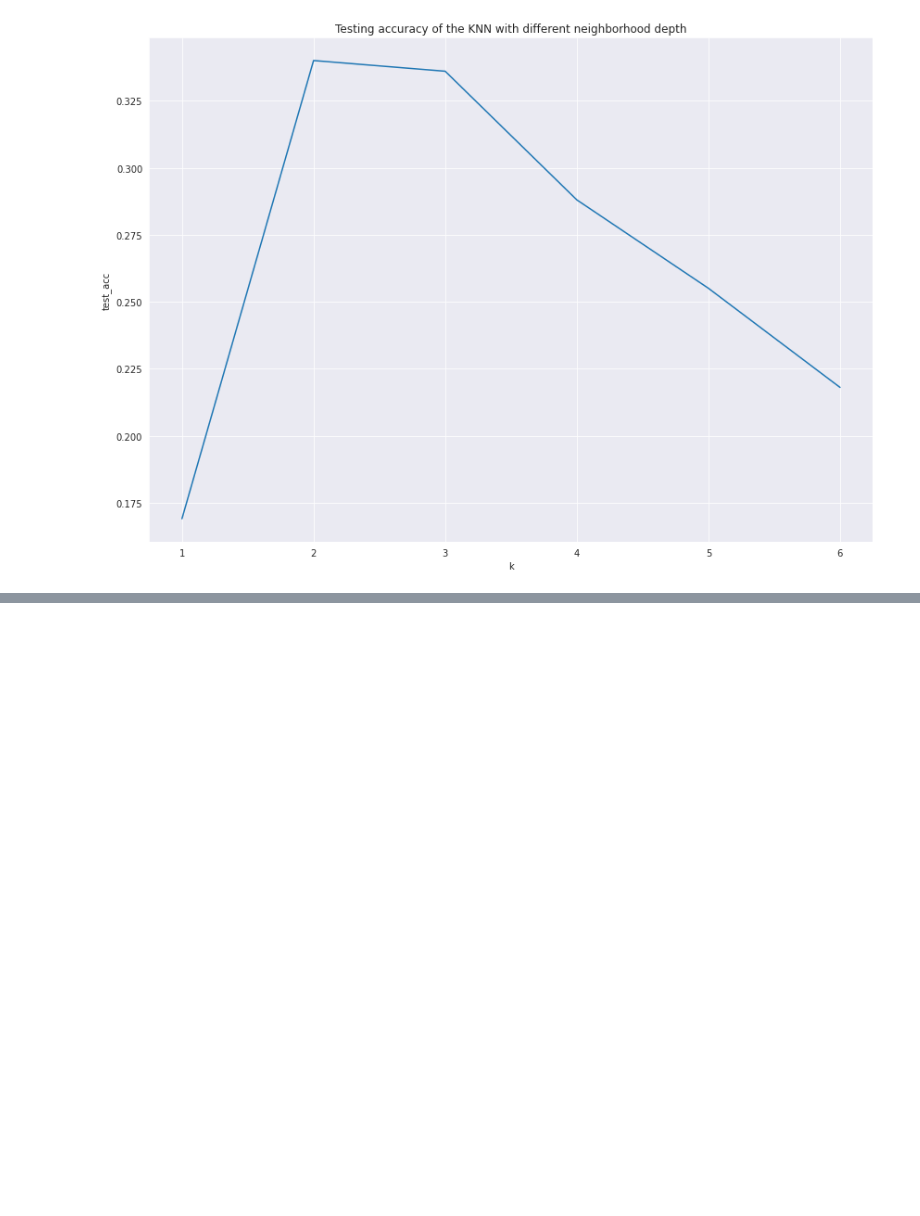
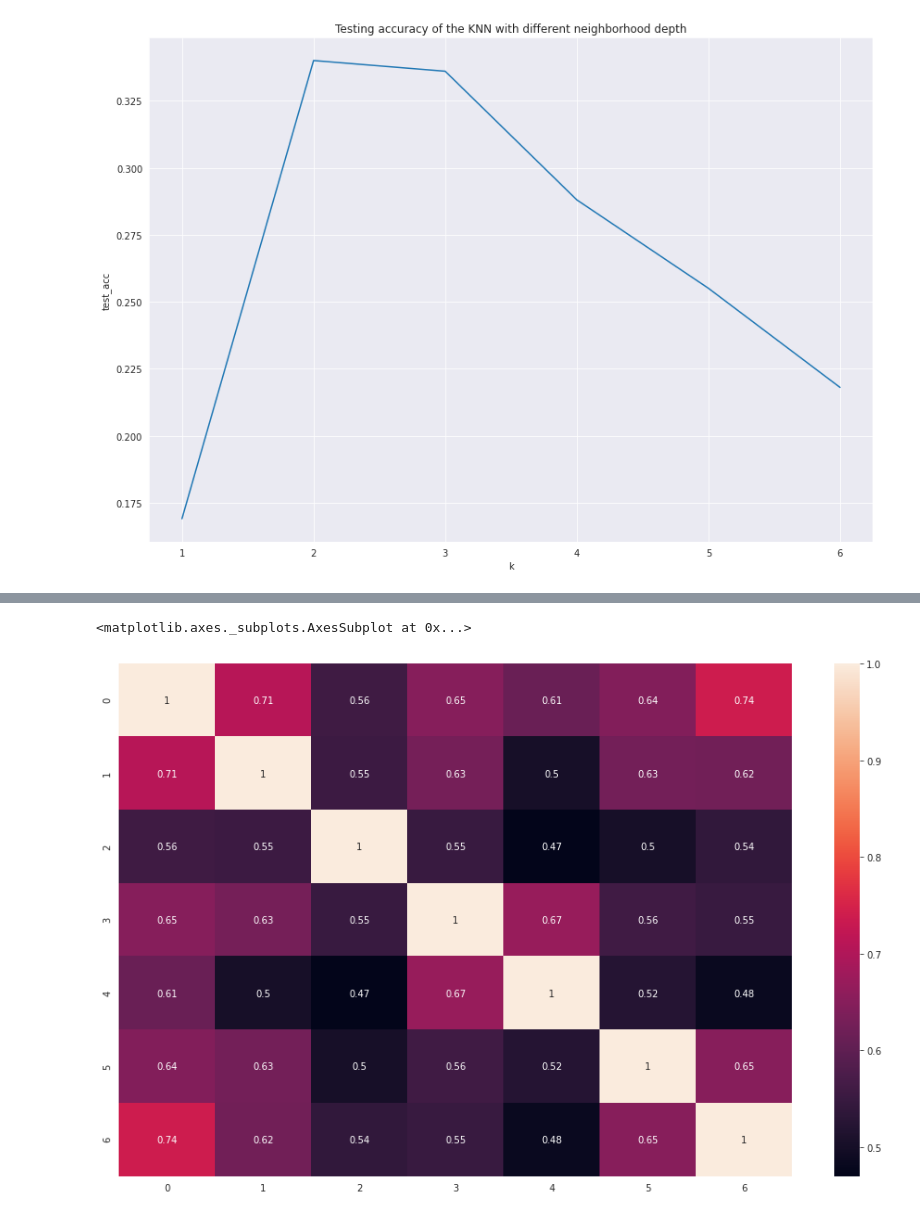
Before and after one commit to achrafash/gnn-receptive-fields, a Jupyter notebook: 00_knn_cora.ipynb, the cells around one changed output, grey strips where cells are left out. Cells and saved outputs as stored; diff of their text form; code cells hidden in the pictures; blank space fills up the shorter version.

```diff
--- a/00_knn_cora.ipynb
+++ b/00_knn_cora.ipynb
@@ -347,0 +454,4 @@ sns.lineplot(x=results['k'], y=results[results['n']==1]['test_acc'], data=result
+# %%
+avg_obs = [ sum(obs[c]) / len(obs[c]) for c in range(7) ]
+# %%
+avg_obs = torch.tensor(list(map(lambda x: x.numpy(), avg_obs)))
@@ -347,0 +475,7 @@ sns.lineplot(x=results['k'], y=results[results['n']==1]['test_acc'], data=result
+# %%
+plt.figure(figsize=(16, 10))
+
+sns.heatmap(np.corrcoef(avg_obs.numpy()), annot=True)
+# %% [output]
+<matplotlib.axes._subplots.AxesSubplot at 0x...>
+[figure, added]
```
Also changed, not shown: parts of 32 cells of this notebook.
